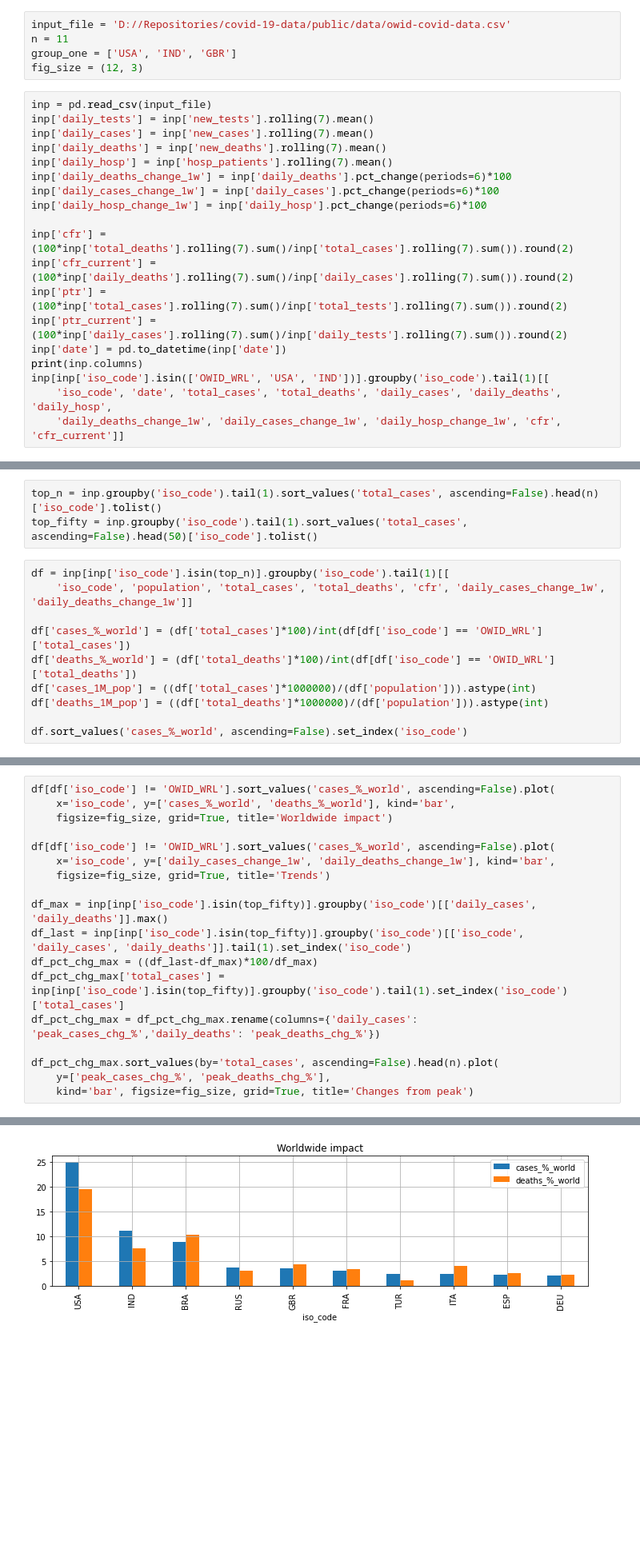
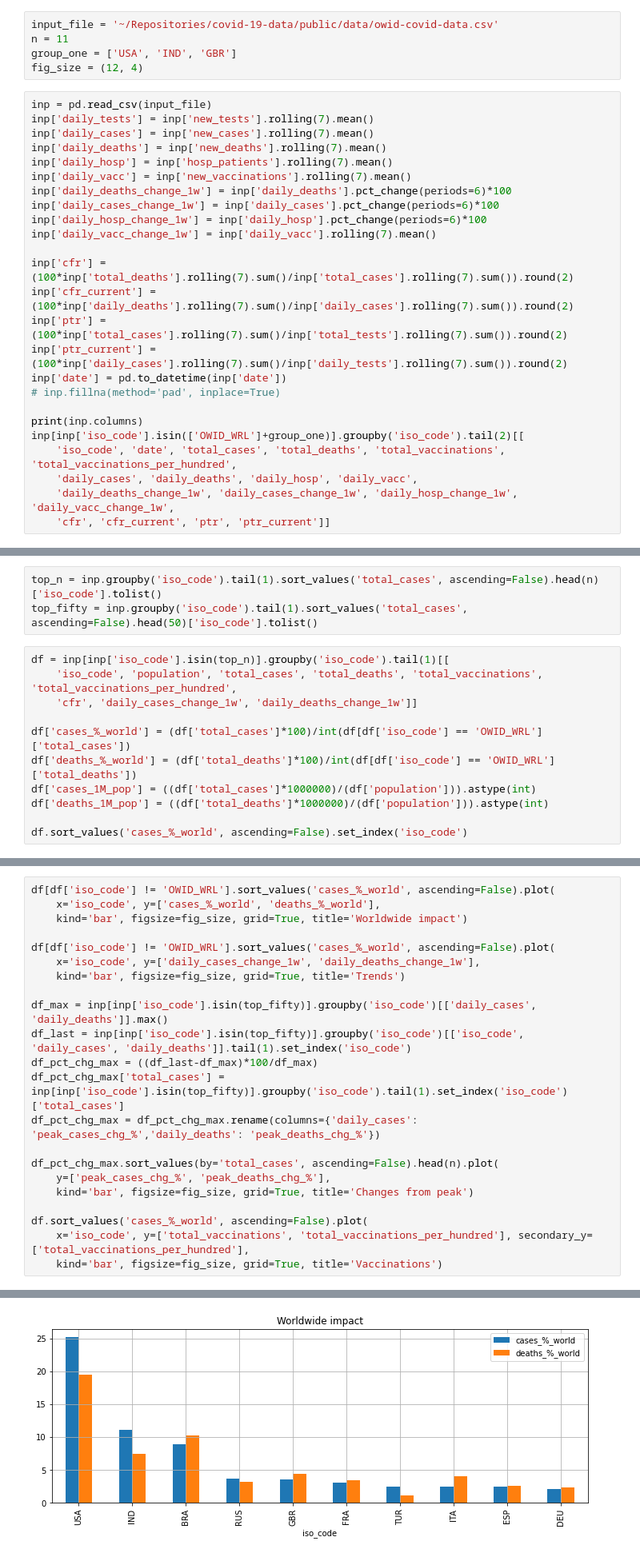
Before and after one commit to bamage00/notebooks, a Jupyter notebook: covid.ipynb, the cells around one changed output, grey strips where cells are left out. Shown: that part at 80% size. Cells and saved outputs as stored; diff of their text form; blank space fills up the shorter version.

Commit message:
added vaccinations

```diff
--- a/covid.ipynb
+++ b/covid.ipynb
@@ -6,29 +6,35 @@ from datetime import datetime
 
 plt.rcParams.update({'figure.max_open_warning': 0})
 # %%
-input_file = 'D://Repositories/covid-19-data/public/data/owid-covid-data.csv'
+input_file = '~/Repositories/covid-19-data/public/data/owid-covid-data.csv'
 n = 11
 group_one = ['USA', 'IND', 'GBR']
-fig_size = (12, 3)
+fig_size = (12, 4)
 # %%
 inp = pd.read_csv(input_file)
 inp['daily_tests'] = inp['new_tests'].rolling(7).mean()
 inp['daily_cases'] = inp['new_cases'].rolling(7).mean()
 inp['daily_deaths'] = inp['new_deaths'].rolling(7).mean()
 inp['daily_hosp'] = inp['hosp_patients'].rolling(7).mean()
+inp['daily_vacc'] = inp['new_vaccinations'].rolling(7).mean()
 inp['daily_deaths_change_1w'] = inp['daily_deaths'].pct_change(periods=6)*100
 inp['daily_cases_change_1w'] = inp['daily_cases'].pct_change(periods=6)*100
 inp['daily_hosp_change_1w'] = inp['daily_hosp'].pct_change(periods=6)*100
+inp['daily_vacc_change_1w'] = inp['daily_vacc'].rolling(7).mean()
 
 inp['cfr'] = (100*inp['total_deaths'].rolling(7).sum()/inp['total_cases'].rolling(7).sum()).round(2)
 inp['cfr_current'] = (100*inp['daily_deaths'].rolling(7).sum()/inp['daily_cases'].rolling(7).sum()).round(2)
 inp['ptr'] = (100*inp['total_cases'].rolling(7).sum()/inp['total_tests'].rolling(7).sum()).round(2)
 inp['ptr_current'] = (100*inp['daily_cases'].rolling(7).sum()/inp['daily_tests'].rolling(7).sum()).round(2)
 inp['date'] = pd.to_datetime(inp['date'])
+# inp.fillna(method='pad', inplace=True)
+
 print(inp.columns)
-inp[inp['iso_code'].isin(['OWID_WRL', 'USA', 'IND'])].groupby('iso_code').tail(1)[[
-    'iso_code', 'date', 'total_cases', 'total_deaths', 'daily_cases', 'daily_deaths', 'daily_hosp',
-    'daily_deaths_change_1w', 'daily_cases_change_1w', 'daily_hosp_change_1w', 'cfr', 'cfr_current']]
+inp[inp['iso_code'].isin(['OWID_WRL']+group_one)].groupby('iso_code').tail(2)[[
+    'iso_code', 'date', 'total_cases', 'total_deaths', 'total_vaccinations', 'total_vaccinations_per_hundred',
+    'daily_cases', 'daily_deaths', 'daily_hosp', 'daily_vacc',
+    'daily_deaths_change_1w', 'daily_cases_change_1w', 'daily_hosp_change_1w', 'daily_vacc_change_1w',
+    'cfr', 'cfr_current', 'ptr', 'ptr_current']]
 # %% [output]
 Index(['iso_code', 'continent', 'location', 'date', 'total_cases', 'new_cases',
        'new_cases_smoothed', 'total_deaths', 'new_deaths',
@@ -56,7 +67,8 @@ top_n = inp.groupby('iso_code').tail(1).sort_values('total_cases', ascending=Fal
 top_fifty = inp.groupby('iso_code').tail(1).sort_values('total_cases', ascending=False).head(50)['iso_code'].tolist()
 # %%
 df = inp[inp['iso_code'].isin(top_n)].groupby('iso_code').tail(1)[[
-    'iso_code', 'population', 'total_cases', 'total_deaths', 'cfr', 'daily_cases_change_1w', 'daily_deaths_change_1w']]
+    'iso_code', 'population', 'total_cases', 'total_deaths', 'total_vaccinations', 'total_vaccinations_per_hundred',
+    'cfr', 'daily_cases_change_1w', 'daily_deaths_change_1w']]
 
 df['cases_%_world'] = (df['total_cases']*100)/int(df[df['iso_code'] == 'OWID_WRL']['total_cases'])
 df['deaths_%_world'] = (df['total_deaths']*100)/int(df[df['iso_code'] == 'OWID_WRL']['total_deaths'])
@@ -81,11 +93,11 @@ df.sort_values('cases_%_world', ascending=False).set_index('iso_code')
 # %%
 df[df['iso_code'] != 'OWID_WRL'].sort_values('cases_%_world', ascending=False).plot(
-    x='iso_code', y=['cases_%_world', 'deaths_%_world'], kind='bar',
-    figsize=fig_size, grid=True, title='Worldwide impact')
+    x='iso_code', y=['cases_%_world', 'deaths_%_world'],
+    kind='bar', figsize=fig_size, grid=True, title='Worldwide impact')
 
 df[df['iso_code'] != 'OWID_WRL'].sort_values('cases_%_world', ascending=False).plot(
-    x='iso_code', y=['daily_cases_change_1w', 'daily_deaths_change_1w'], kind='bar',
-    figsize=fig_size, grid=True, title='Trends')
+    x='iso_code', y=['daily_cases_change_1w', 'daily_deaths_change_1w'],
+    kind='bar', figsize=fig_size, grid=True, title='Trends')
 
 df_max = inp[inp['iso_code'].isin(top_fifty)].groupby('iso_code')[['daily_cases', 'daily_deaths']].max()
 df_last = inp[inp['iso_code'].isin(top_fifty)].groupby('iso_code')[['iso_code', 'daily_cases', 'daily_deaths']].tail(1).set_index('iso_code')
@@ -96,4 +108,8 @@ df_pct_chg_max = df_pct_chg_max.rename(columns={'daily_cases': 'peak_cases_chg_%
 df_pct_chg_max.sort_values(by='total_cases', ascending=False).head(n).plot(
     y=['peak_cases_chg_%', 'peak_deaths_chg_%'],
     kind='bar', figsize=fig_size, grid=True, title='Changes from peak')
+
+df.sort_values('cases_%_world', ascending=False).plot(
+    x='iso_code', y=['total_vaccinations', 'total_vaccinations_per_hundred'], secondary_y=['total_vaccinations_per_hundred'],
+    kind='bar', figsize=fig_size, grid=True, title='Vaccinations')
 # %% [output]
@@ -101 +117 @@ df_pct_chg_max.sort_values(by='total_cases', ascending=False).head(n).plot(
-[figure, old version]
+[figure, new version]
```
Also changed, not shown: parts of 9 cells of this notebook.
